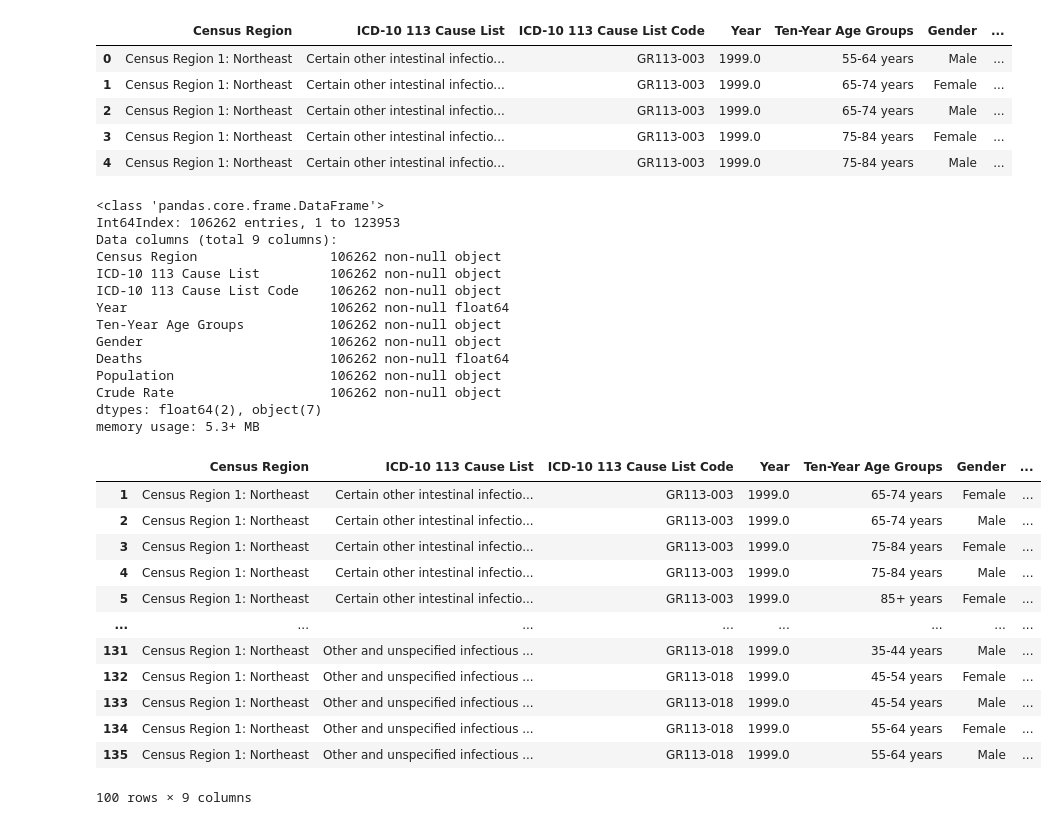
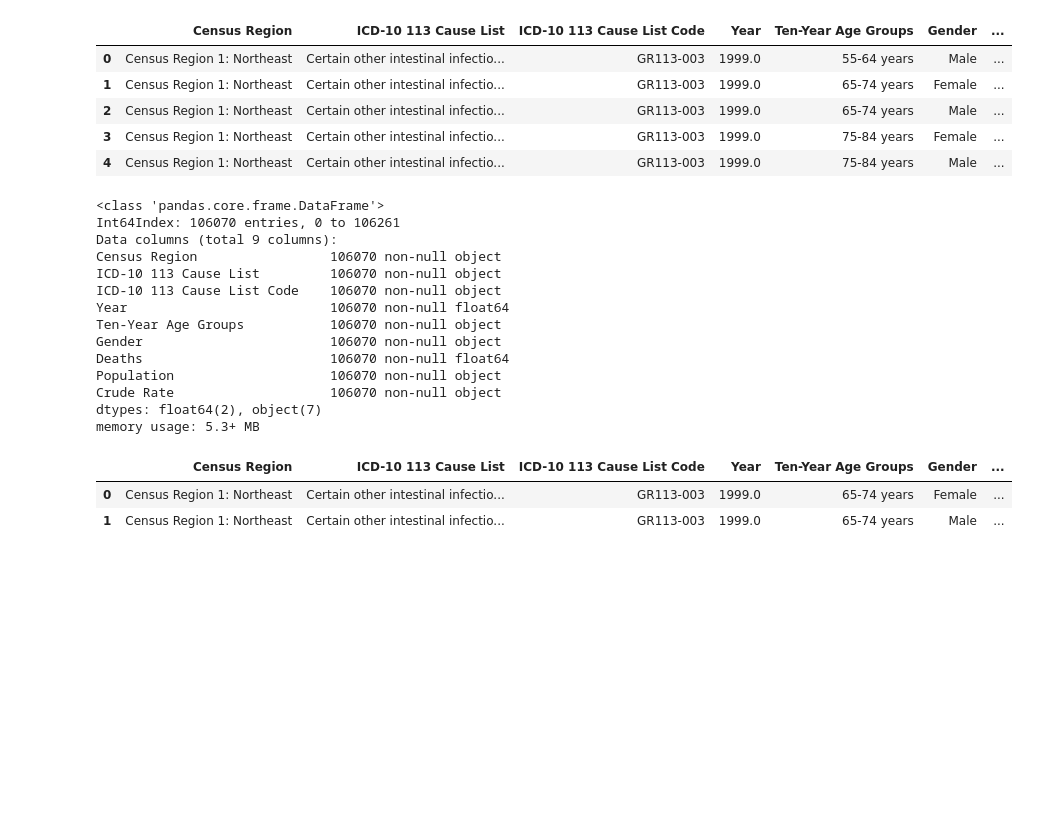
Before and after one commit to ryand231/deathstats, a Jupyter notebook: Deathbase_notebook.ipynb, the cells around one changed output. Drawn from its saved outputs; the diff is of its cells as text; code cells hidden in the pictures; blank space fills up the shorter version.

```diff
--- a/Deathbase_notebook.ipynb
+++ b/Deathbase_notebook.ipynb
@@ -139,39 +170,31 @@ frame_no_nan3.head(5)
 | 3 | Census Region 1: Northeast | Certain other intestinal infectio... | GR113-003 | 1999.0 | 75-84 years | Female | ... |
 | 4 | Census Region 1: Northeast | Certain other intestinal infectio... | GR113-003 | 1999.0 | 75-84 years | Male | ... |
 # %%
-frame_no_nan4 = frame_no_nan3
+frame_no_nan4 = frame_no_nan3.copy()
 # %%
 frame_no_nan4.drop(frame_no_nan4.index[frame_no_nan4['Crude Rate'] == 'Unreliable'], inplace = True)
+# %%
+frame_no_nan4.drop(frame_no_nan4.index[frame_no_nan4['Crude Rate'] == 'Not Applicable'], inplace = True)
 # %%
 frame_no_nan4.info()
 # %% [output]
 <class 'pandas.core.frame.DataFrame'>
-Int64Index: 106262 entries, 1 to 123953
+Int64Index: 106070 entries, 0 to 106261
 Data columns (total 9 columns):
-Census Region                 106262 non-null object
-ICD-10 113 Cause List         106262 non-null object
-ICD-10 113 Cause List Code    106262 non-null object
-Year                          106262 non-null float64
-Ten-Year Age Groups           106262 non-null object
-Gender                        106262 non-null object
-Deaths                        106262 non-null float64
-Population                    106262 non-null object
-Crude Rate                    106262 non-null object
+Census Region                 106070 non-null object
+ICD-10 113 Cause List         106070 non-null object
+ICD-10 113 Cause List Code    106070 non-null object
+Year                          106070 non-null float64
+Ten-Year Age Groups           106070 non-null object
+Gender                        106070 non-null object
+Deaths                        106070 non-null float64
+Population                    106070 non-null object
+Crude Rate                    106070 non-null object
 dtypes: float64(2), object(7)
 memory usage: 5.3+ MB
 # %%
-frame_no_nan4.head(100)
+frame_no_nan4.head(2)
 # %% [output]
 |  | Census Region | ICD-10 113 Cause List | ICD-10 113 Cause List Code | Year | Ten-Year Age Groups | Gender | ... |
-| 1 | Census Region 1: Northeast | Certain other intestinal infectio... | GR113-003 | 1999.0 | 65-74 years | Female | ... |
-| 2 | Census Region 1: Northeast | Certain other intestinal infectio... | GR113-003 | 1999.0 | 65-74 years | Male | ... |
-| 3 | Census Region 1: Northeast | Certain other intestinal infectio... | GR113-003 | 1999.0 | 75-84 years | Female | ... |
-| 4 | Census Region 1: Northeast | Certain other intestinal infectio... | GR113-003 | 1999.0 | 75-84 years | Male | ... |
-| 5 | Census Region 1: Northeast | Certain other intestinal infectio... | GR113-003 | 1999.0 | 85+ years | Female | ... |
-| ... | ... | ... | ... | ... | ... | ... | ... |
-| 131 | Census Region 1: Northeast | Other and unspecified infectious ... | GR113-018 | 1999.0 | 35-44 years | Male | ... |
-| 132 | Census Region 1: Northeast | Other and unspecified infectious ... | GR113-018 | 1999.0 | 45-54 years | Female | ... |
-| 133 | Census Region 1: Northeast | Other and unspecified infectious ... | GR113-018 | 1999.0 | 45-54 years | Male | ... |
-| 134 | Census Region 1: Northeast | Other and unspecified infectious ... | GR113-018 | 1999.0 | 55-64 years | Female | ... |
-| 135 | Census Region 1: Northeast | Other and unspecified infectious ... | GR113-018 | 1999.0 | 55-64 years | Male | ... |
+| 0 | Census Region 1: Northeast | Certain other intestinal infectio... | GR113-003 | 1999.0 | 65-74 years | Female | ... |
+| 1 | Census Region 1: Northeast | Certain other intestinal infectio... | GR113-003 | 1999.0 | 65-74 years | Male | ... |
-100 rows × 9 columns
```
Also changed, not shown: parts of 36 cells of this notebook, 3 other files.
